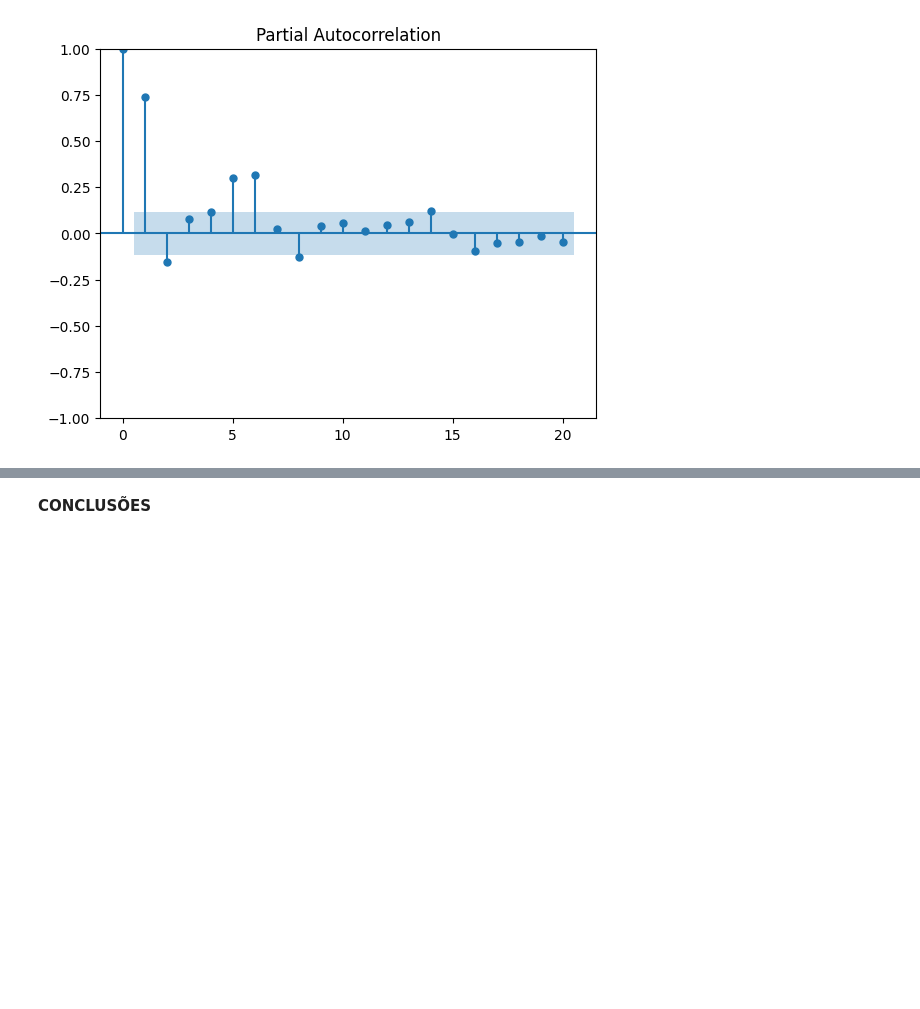
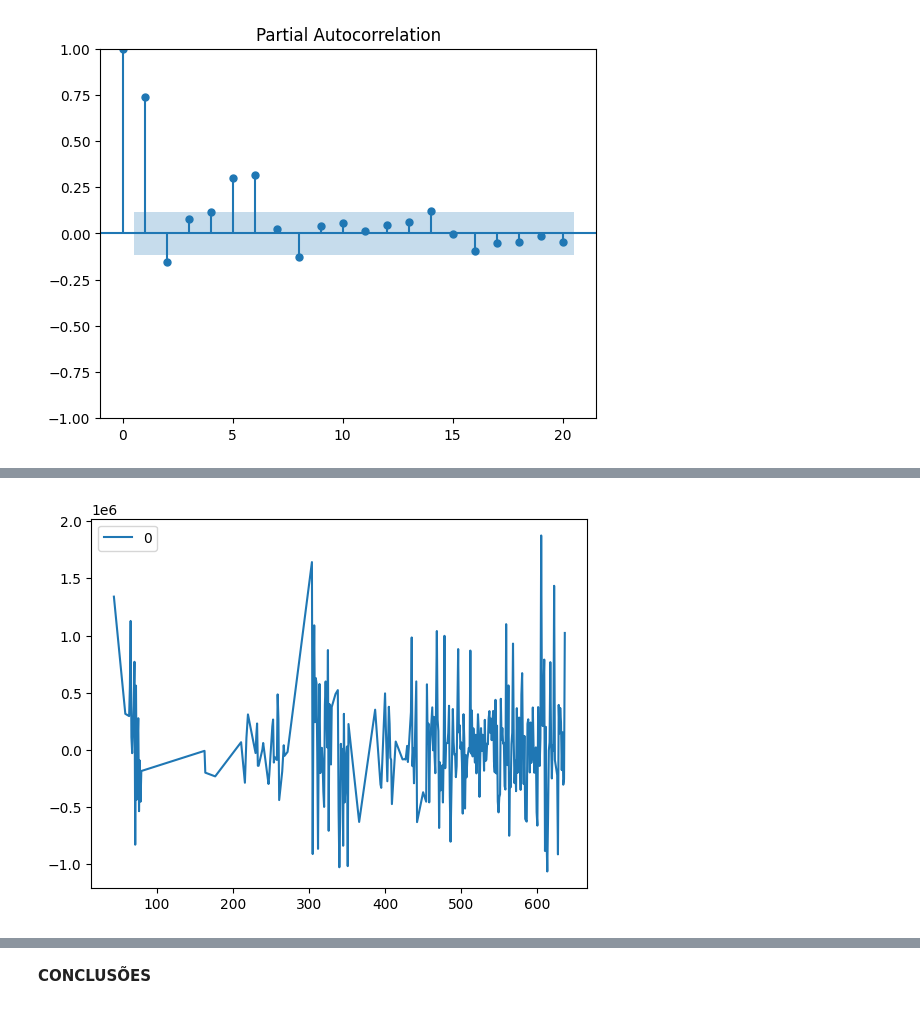
Before and after one commit to LaizaCostaa/Case-An-lise-de-faturamento-Blog-x-Site, a Jupyter notebook: Case_blogxsite.ipynb, the cells around one changed output, grey strips where cells are left out. Cells and saved outputs as stored; diff of their text form; code cells hidden in the pictures; blank space fills up the shorter version.

```diff
--- a/Case_blogxsite.ipynb
+++ b/Case_blogxsite.ipynb
@@ -665,5 +630,6 @@ plot_pacf(serie, lags=20)
 # %%
 from statsmodels.tsa.arima.model import ARIMA
 
-
-#PAREI AQUI
+model = ARIMA(serie, order=(7, 1, 1))
+# %%
+model_fit = model.fit()
@@ -669,0 +656,11 @@ from statsmodels.tsa.arima.model import ARIMA
+# %%
+#plotando resíduos
+from matplotlib import pyplot
+from pandas import DataFrame
+
+residuals = DataFrame(model_fit.resid)
+# %%
+residuals.plot()
+pyplot.show()
+# %% [output]
+[figure, added]
```
Also changed, not shown: parts of 18 cells of this notebook.
